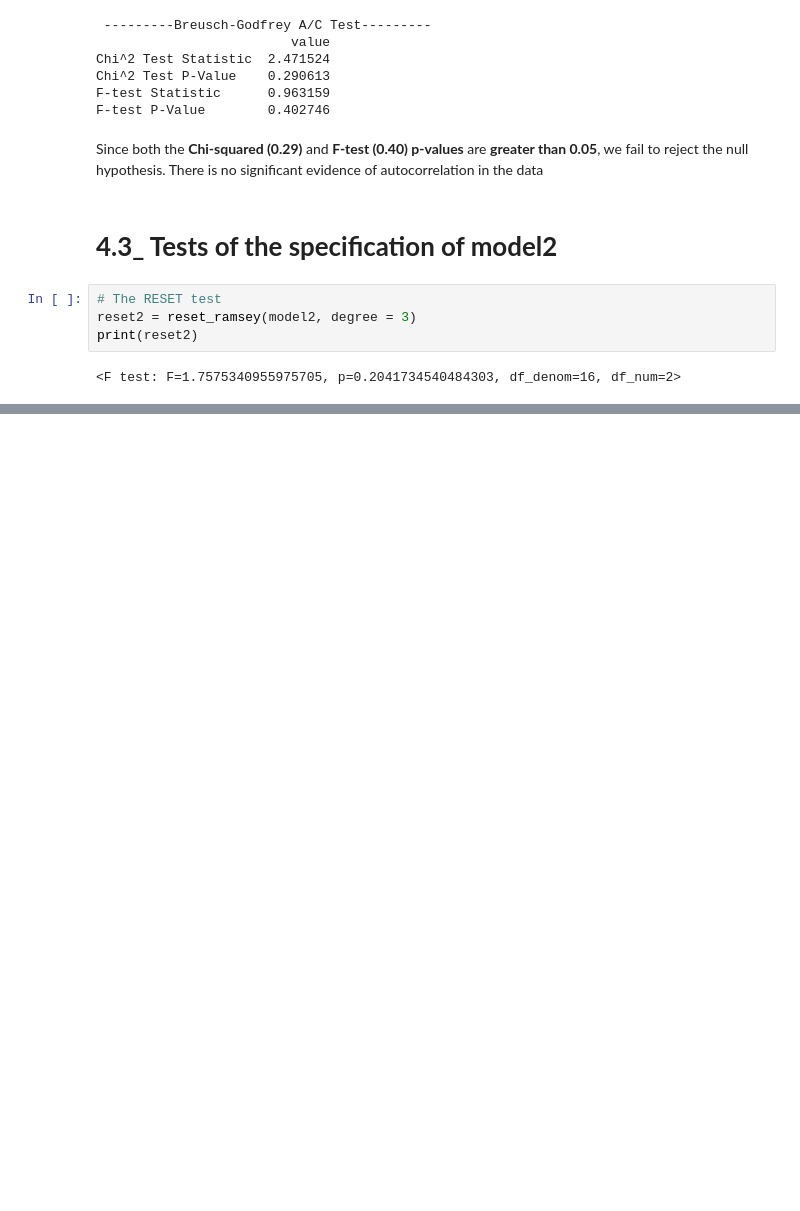
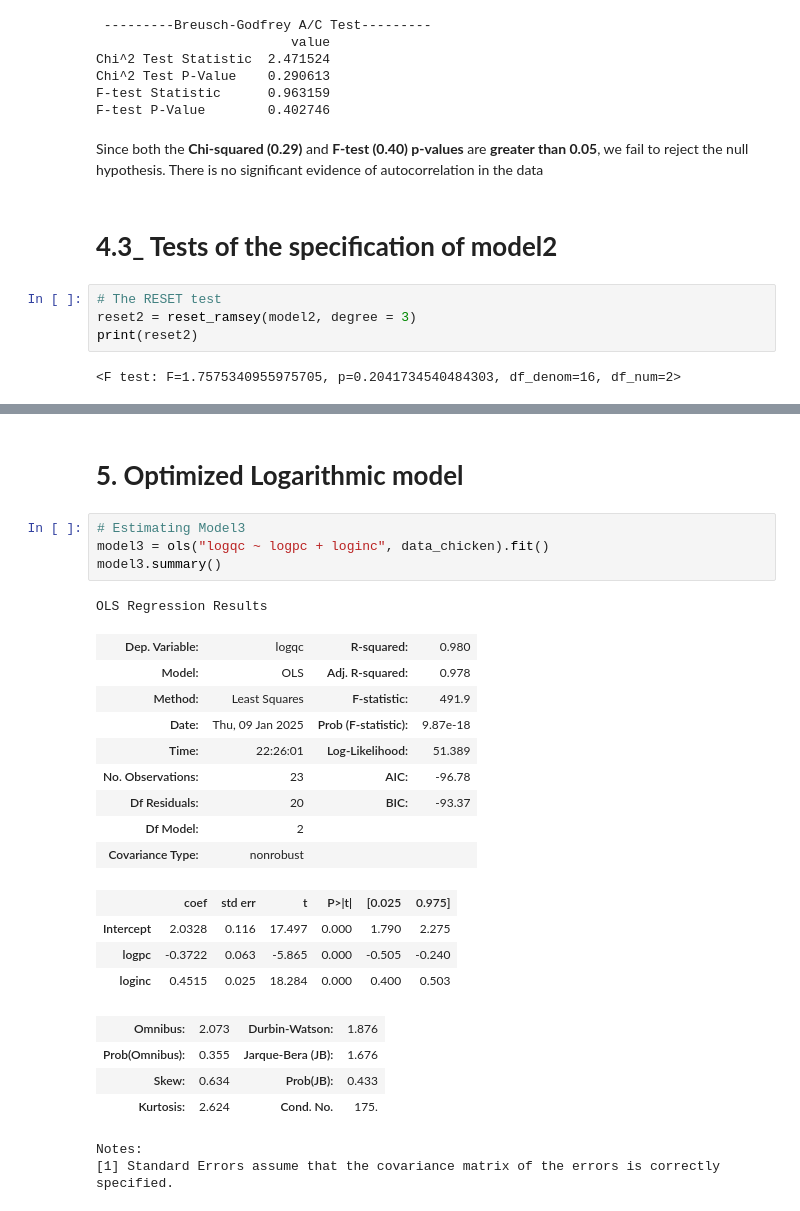
Before and after one commit to DanayaDiarra/danaya_data, a Jupyter notebook: MultLinReg_Demand_Modelling.ipynb, the cells around one changed output, grey strips where cells are left out. Cells and saved outputs as stored; diff of their text form; blank space fills up the shorter version.

```diff
--- a/MultLinReg_Demand_Modelling.ipynb
+++ b/MultLinReg_Demand_Modelling.ipynb
@@ -563,0 +600,27 @@ dfXXlog.corr().round(3)
+# %% [markdown]
+# **5. Optimized Logarithmic model**
+# %%
+# Estimating Model3
+model3 = ols("logqc ~ logpc + loginc", data_chicken).fit()
+model3.summary()
+# %% [output]
+OLS Regression Results
+| Dep. Variable: | logqc | R-squared: | 0.980 |
+| Model: | OLS | Adj. R-squared: | 0.978 |
+| Method: | Least Squares | F-statistic: | 491.9 |
+| Date: | Thu, 09 Jan 2025 | Prob (F-statistic): | 9.87e-18 |
+| Time: | 22:26:01 | Log-Likelihood: | 51.389 |
+| No. Observations: | 23 | AIC: | -96.78 |
+| Df Residuals: | 20 | BIC: | -93.37 |
+| Df Model: | 2 |  |  |
+| Covariance Type: | nonrobust |  |  |
+|  | coef | std err | t | P>|t| | [0.025 | 0.975] |
+| Intercept | 2.0328 | 0.116 | 17.497 | 0.000 | 1.790 | 2.275 |
+| logpc | -0.3722 | 0.063 | -5.865 | 0.000 | -0.505 | -0.240 |
+| loginc | 0.4515 | 0.025 | 18.284 | 0.000 | 0.400 | 0.503 |
+| Omnibus: | 2.073 | Durbin-Watson: | 1.876 |
+| Prob(Omnibus): | 0.355 | Jarque-Bera (JB): | 1.676 |
+| Skew: | 0.634 | Prob(JB): | 0.433 |
+| Kurtosis: | 2.624 | Cond. No. | 175. |
+Notes:
+[1] Standard Errors assume that the covariance matrix of the errors is correctly specified.
```
Also changed, not shown: parts of 18 cells of this notebook.
